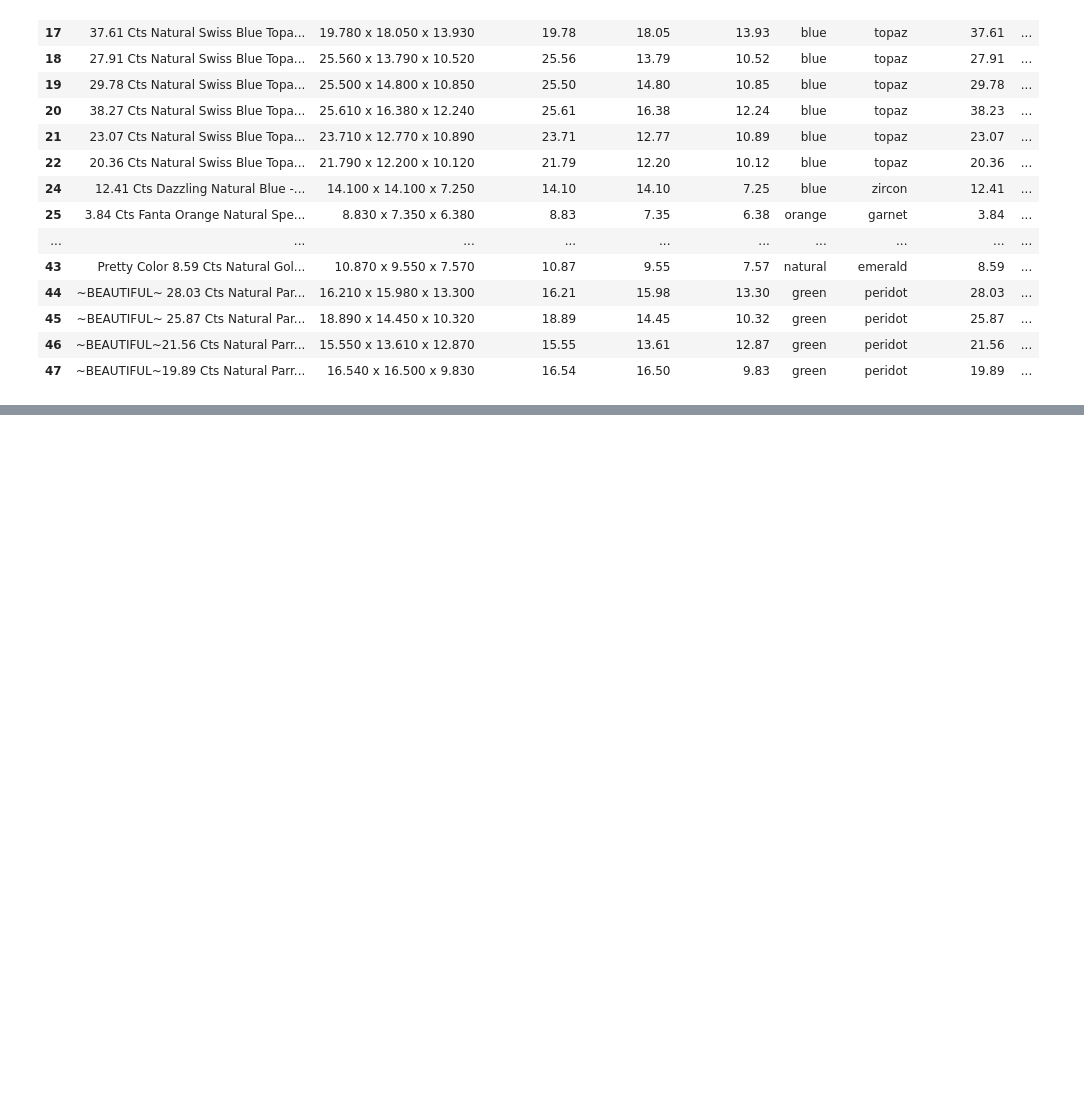
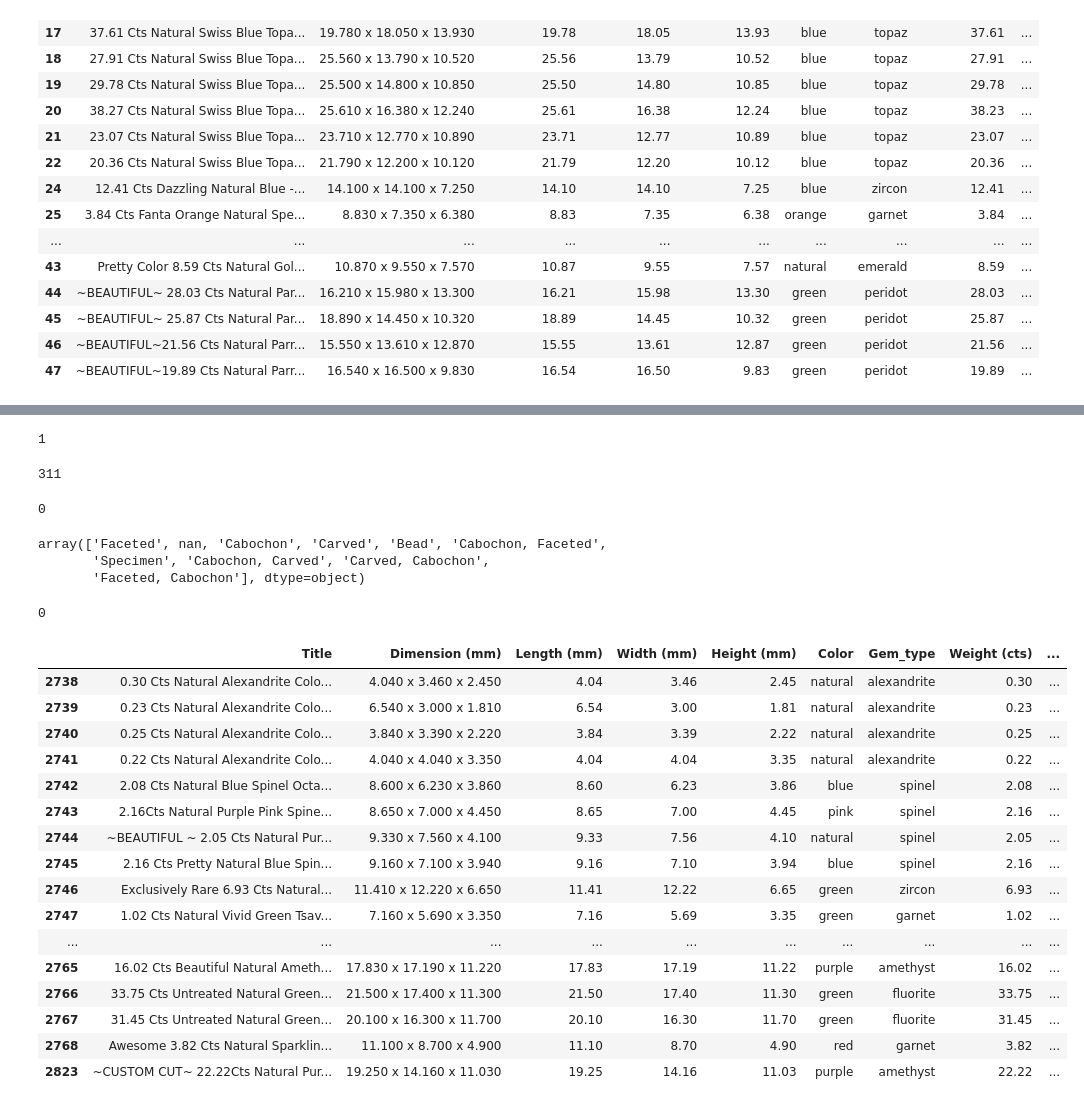
Before and after one commit to ushertpain/gem_price_data_analysis_proj, a Jupyter notebook: data_cleaning.ipynb, the cells around one changed output, grey strips where cells are left out. Saved outputs shown, nothing was run; the diff lists cells and outputs as text; code cells hidden in the pictures; blank space fills up the shorter version.

```diff
--- a/data_cleaning.ipynb
+++ b/data_cleaning.ipynb
@@ -333,2 +334,57 @@ df.head(30)
+# %%
+#after a series of checking, null values where coming from Weight and Type column.
+count = df['Weight (cts)'].isnull().sum()
+print(count)
+# %% [output]
+1
+# %%
+count = df['Type'].isnull().sum()
+print(count)
+# %% [output]
+311
+# %%
+#interpolate weight using the Length (mm)	Width (mm)	Height (mm)
+tempdf = df[['Length (mm)','Width (mm)','Height (mm)','Weight (cts)']]
+tempdf = tempdf.interpolate()
+df['Weight (cts)'] = tempdf['Weight (cts)']
+df['Weight (cts)'] = df['Weight (cts)'].round(2)
+count = df['Weight (cts)'].isnull().sum()
+print(count)
+# %% [output]
+0
+# %%
+#checking type unique values
+df['Type'].unique()
+# %% [output]
+array(['Faceted', nan, 'Cabochon', 'Carved', 'Bead', 'Cabochon, Faceted',
+       'Specimen', 'Cabochon, Carved', 'Carved, Cabochon',
+       'Faceted, Cabochon'], dtype=object)
+# %%
+#populate type null values with 'unknown'
+df['Type'] = df['Type'].fillna('Unknown')
+count = df['Type'].isnull().sum()
+print(count)
+# %% [output]
+0
+# %%
+df.tail(30)
+# %% [output]
+|  | Title | Dimension (mm) | Length (mm) | Width (mm) | Height (mm) | Color | Gem_type | Weight (cts) | ... |
+| 2738 | 0.30 Cts Natural Alexandrite Colo... | 4.040 x 3.460 x 2.450 | 4.04 | 3.46 | 2.45 | natural | alexandrite | 0.30 | ... |
+| 2739 | 0.23 Cts Natural Alexandrite Colo... | 6.540 x 3.000 x 1.810 | 6.54 | 3.00 | 1.81 | natural | alexandrite | 0.23 | ... |
+| 2740 | 0.25 Cts Natural Alexandrite Colo... | 3.840 x 3.390 x 2.220 | 3.84 | 3.39 | 2.22 | natural | alexandrite | 0.25 | ... |
+| 2741 | 0.22 Cts Natural Alexandrite Colo... | 4.040 x 4.040 x 3.350 | 4.04 | 4.04 | 3.35 | natural | alexandrite | 0.22 | ... |
+| 2742 | 2.08 Cts Natural Blue Spinel Octa... | 8.600 x 6.230 x 3.860 | 8.60 | 6.23 | 3.86 | blue | spinel | 2.08 | ... |
+| 2743 | 2.16Cts Natural Purple Pink Spine... | 8.650 x 7.000 x 4.450 | 8.65 | 7.00 | 4.45 | pink | spinel | 2.16 | ... |
+| 2744 | ~BEAUTIFUL ~ 2.05 Cts Natural Pur... | 9.330 x 7.560 x 4.100 | 9.33 | 7.56 | 4.10 | natural | spinel | 2.05 | ... |
+| 2745 | 2.16 Cts Pretty Natural Blue Spin... | 9.160 x 7.100 x 3.940 | 9.16 | 7.10 | 3.94 | blue | spinel | 2.16 | ... |
+| 2746 | Exclusively Rare 6.93 Cts Natural... | 11.410 x 12.220 x 6.650 | 11.41 | 12.22 | 6.65 | green | zircon | 6.93 | ... |
+| 2747 | 1.02 Cts Natural Vivid Green Tsav... | 7.160 x 5.690 x 3.350 | 7.16 | 5.69 | 3.35 | green | garnet | 1.02 | ... |
+| ... | ... | ... | ... | ... | ... | ... | ... | ... | ... |
+| 2765 | 16.02 Cts Beautiful Natural Ameth... | 17.830 x 17.190 x 11.220 | 17.83 | 17.19 | 11.22 | purple | amethyst | 16.02 | ... |
+| 2766 | 33.75 Cts Untreated Natural Green... | 21.500 x 17.400 x 11.300 | 21.50 | 17.40 | 11.30 | green | fluorite | 33.75 | ... |
+| 2767 | 31.45 Cts Untreated Natural Green... | 20.100 x 16.300 x 11.700 | 20.10 | 16.30 | 11.70 | green | fluorite | 31.45 | ... |
+| 2768 | Awesome 3.82 Cts Natural Sparklin... | 11.100 x 8.700 x 4.900 | 11.10 | 8.70 | 4.90 | red | garnet | 3.82 | ... |
+| 2823 | ~CUSTOM CUT~ 22.22Cts Natural Pur... | 19.250 x 14.160 x 11.030 | 19.25 | 14.16 | 11.03 | purple | amethyst | 22.22 | ... |
 # %%
 df.to_csv('cleaned_gem_price_data.csv', index=False)
```
Also changed, not shown: parts of 2 cells of this notebook, 2 other files.
